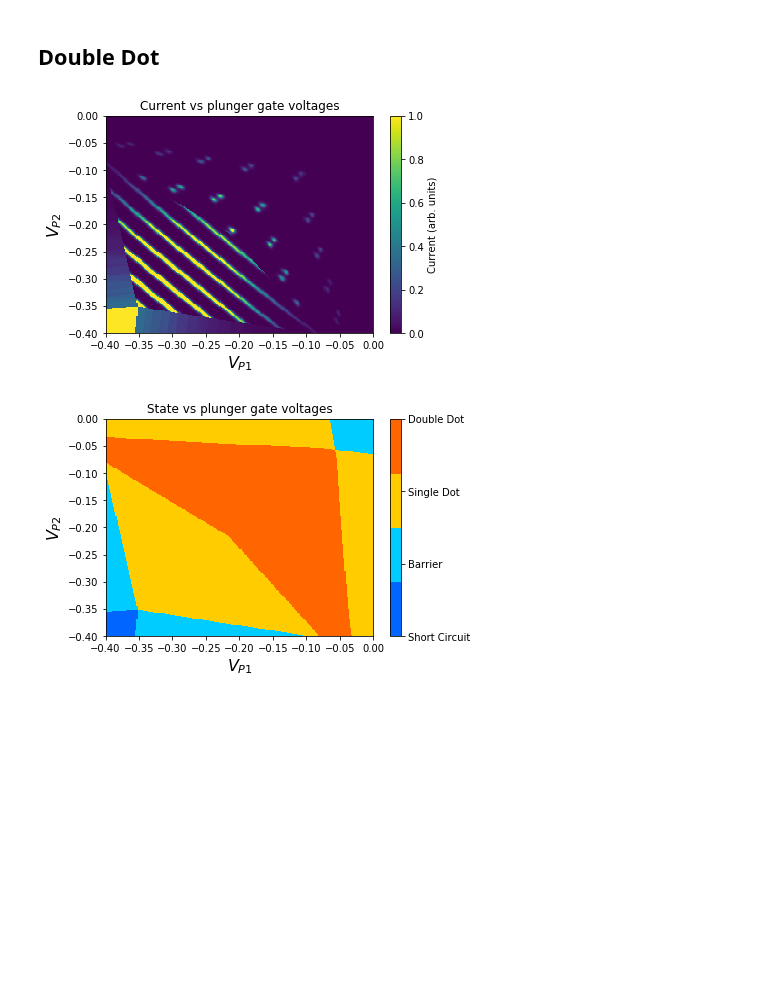
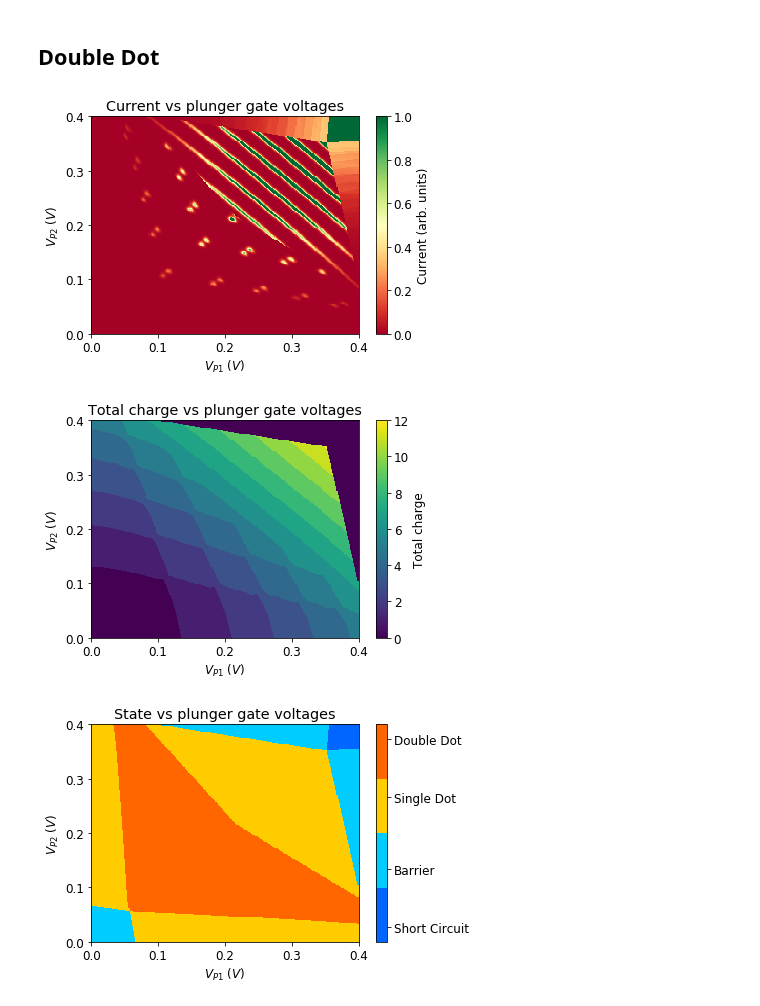
Before and after one commit to Quantumgame/quantum-ml, a Jupyter notebook: Data Generation/Figures.ipynb, the cells around one changed output. Saved outputs shown, nothing was run; the diff lists cells and outputs as text; code cells hidden in the pictures; blank space fills up the shorter version.

Commit message:
working on pretty figures

```diff
--- a/Data Generation/Figures.ipynb
+++ b/Data Generation/Figures.ipynb
@@ -8,6 +8,14 @@ import matplotlib.pyplot as plt
 import sys
 sys.path.append("/home/physics43/Sandesh/repos/quantum-ml/Nanowire Model/")
 sys.path.append("/home/physics43/Sandesh/repos/quantum-ml/Data Generation/")
+
+import matplotlib as mpl
+label_size = 12
+mpl.rcParams['xtick.labelsize'] = label_size
+mpl.rcParams['ytick.labelsize'] = label_size
+mpl.rcParams.update({'font.size': 12})
+
+import matplotlib.cm as cm
 # %% [markdown]
 ## Single dot figures
 I need the following figures
@@ -46,43 +71,59 @@ plt.savefig("/home/physics43/Desktop/sd_charge.png",dpi=300)
 import random_double_dot
 import imp
 imp.reload(random_double_dot)
-data_path = "/home/physics43/Sandesh/repos/quantum-ml/Data Generation/Figure Data"
+data_path = "/home/physics43/Sandesh/repos/quantum-ml/Data Generation/Figure Data/"
 
 res = random_double_dot.calc_plunger_map(256,data_path)
 # %%
 V_P1= np.array(res['V_P1_vec'])
 V_P2= np.array(res['V_P2_vec'])
 N_v = V_P1.shape[0]
 XX,YY = np.meshgrid(V_P1,V_P2)
 
 
 current_vec = np.array([x['current'] for x in res['output']]).reshape(N_v,N_v)
 charge_vec = np.array([np.sum(x['charge']) for x in res['output']]).reshape(N_v,N_v)
 state_vec = np.array([x['state'] for x in res['output']]).reshape(N_v,N_v)
 sensor_vec = np.array([x['sensor'] for x in res['output']]).reshape(N_v,N_v,-1)
 
 plt.figure(1)
-plt.pcolor(XX,YY,1e4*current_vec,vmax=1)
-plt.xlabel(r"$V_{P1}$",fontsize=16)
-plt.ylabel(r"$V_{P2}$",fontsize=16)
+plt.pcolor(-XX,-YY,1e4*current_vec,vmax=1,cmap=cm.RdYlGn)
+plt.xlabel(r"$V_{P1}\ (V)$")
+plt.ylabel(r"$V_{P2}\ (V)$")
+plt.xticks(np.linspace(0,0.4,5))
+plt.yticks(np.linspace(0,0.4,5))
 cbar = plt.colorbar()
 cbar.set_label("Current (arb. units)")
 plt.title("Current vs plunger gate voltages")
 plt.savefig("/home/physics43/Desktop/dd_current_types.png",dpi=300)
+
+plt.figure(2)
+plt.pcolor(-XX,-YY,charge_vec)
+plt.xlabel(r"$V_{P1}\ (V)$")
+plt.ylabel(r"$V_{P2}\ (V)$")
+plt.xticks(np.linspace(0,0.4,5))
+plt.yticks(np.linspace(0,0.4,5))
+cbar = plt.colorbar()
+cbar.set_label("Total charge")
+plt.title("Total charge vs plunger gate voltages")
+plt.savefig("/home/physics43/Desktop/dd_charge_types.png",dpi=300)
 # %% [output]
-[figure, old version]
+[figure, new version]
+[figure, added]
 # %%
 plt.figure(3)
 import matplotlib as mpl
 cmap = mpl.colors.ListedColormap([[0., .4, 1.], [0., .8, 1.],
                                   [1., .8, 0.], [1., .4, 0.]])
-plt.pcolor(XX,YY,state_vec,cmap=cmap)
-plt.xlabel(r"$V_{P1}$",fontsize=16)
-plt.ylabel(r"$V_{P2}$",fontsize=16)
+plt.pcolor(-XX,-YY,state_vec,cmap=cmap)
+plt.xlabel(r"$V_{P1}\ (V)$")
+plt.ylabel(r"$V_{P2}\ (V)$")
+plt.xticks(np.linspace(0,0.4,5))
+plt.yticks(np.linspace(0,0.4,5))
+cbar = plt.colorbar()
+cbar.set_ticks([-0.8,0,1,1.8])
+cbar.set_ticklabels(["Short Circuit","Barrier","Single Dot", "Double Dot"])
 plt.title("State vs plunger gate voltages")
-cbar = plt.colorbar()
-cbar.set_ticks([-1,0,1,2])
-cbar.set_ticklabels(["Short Circuit","Barrier","Single Dot", "Double Dot"])
 plt.savefig("/home/physics43/Desktop/dd_state_types.png",dpi=300)
 # %% [output]
-[figure, old version]
+[figure, new version]
```
Also changed, not shown: parts of 2 cells of this notebook, 2 other files.
